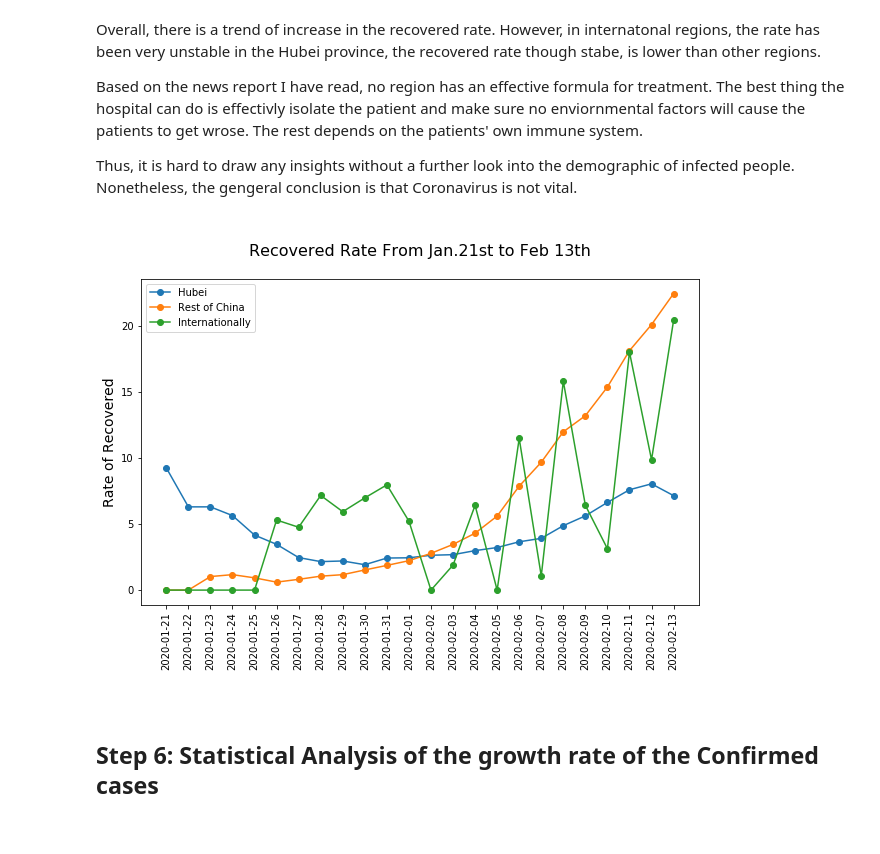
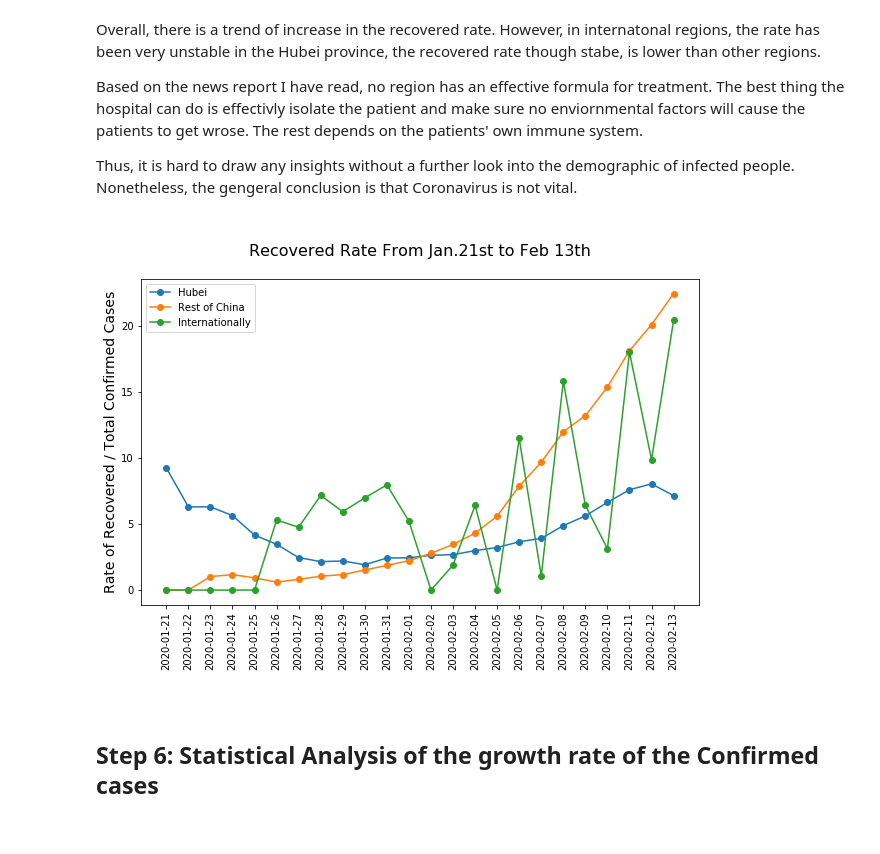
Before and after one commit to wchen928/COVID-19, a Jupyter notebook: COVID_analysis.ipynb, the cells around one changed output. Cells and saved outputs as stored; diff of their text form; code cells hidden in the pictures.

```diff
--- a/COVID_analysis.ipynb
+++ b/COVID_analysis.ipynb
@@ -268,19 +270,19 @@ notChina_bydate["recover_rate"] = notChina_bydate.apply(recover_rate, axis=1)
 # %%
 plt.figure(figsize=(10,6))
 ax = plt.subplot()
 plt.plot(range(len(Hubei_bydate.just_date)), Hubei_bydate.recover_rate, label="Hubei", marker="o")
 plt.plot(range(len(Hubei_bydate.just_date)), restChina_bydate.recover_rate, label="Rest of China", marker="o")
 plt.plot(range(len(Hubei_bydate.just_date)), notChina_bydate.recover_rate, label="Internationally", marker="o")
 
 #ax.set_ticks = Hubei_bydate.just_date
 ax.set_xticks(range(len(Hubei_bydate.just_date)))
 ax.set_xticklabels(Hubei_bydate.just_date, rotation=90)
 plt.legend()
-plt.ylabel("Rate of Recovered", fontsize =14)
+plt.ylabel("Rate of Recovered / Total Confirmed Cases", fontsize =14)
 plt.title("\nRecovered Rate From Jan.21st to Feb 13th\n", fontsize=16)
 plt.show()
 # %% [output]
-[figure, old version]
+[figure, new version]
 # %% [markdown]
 <br></br>
 ## Step 6: Statistical Analysis of the growth rate of the Confirmed cases
```
Also changed, not shown: parts of 4 cells of this notebook.
